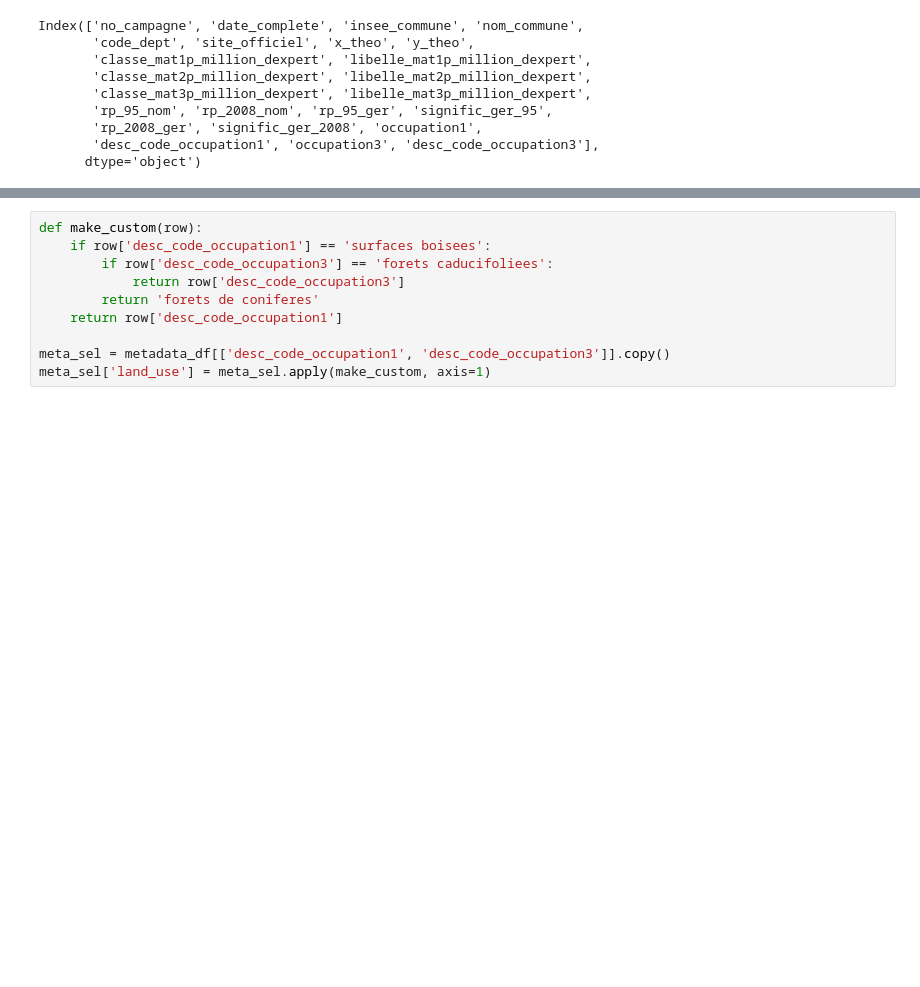
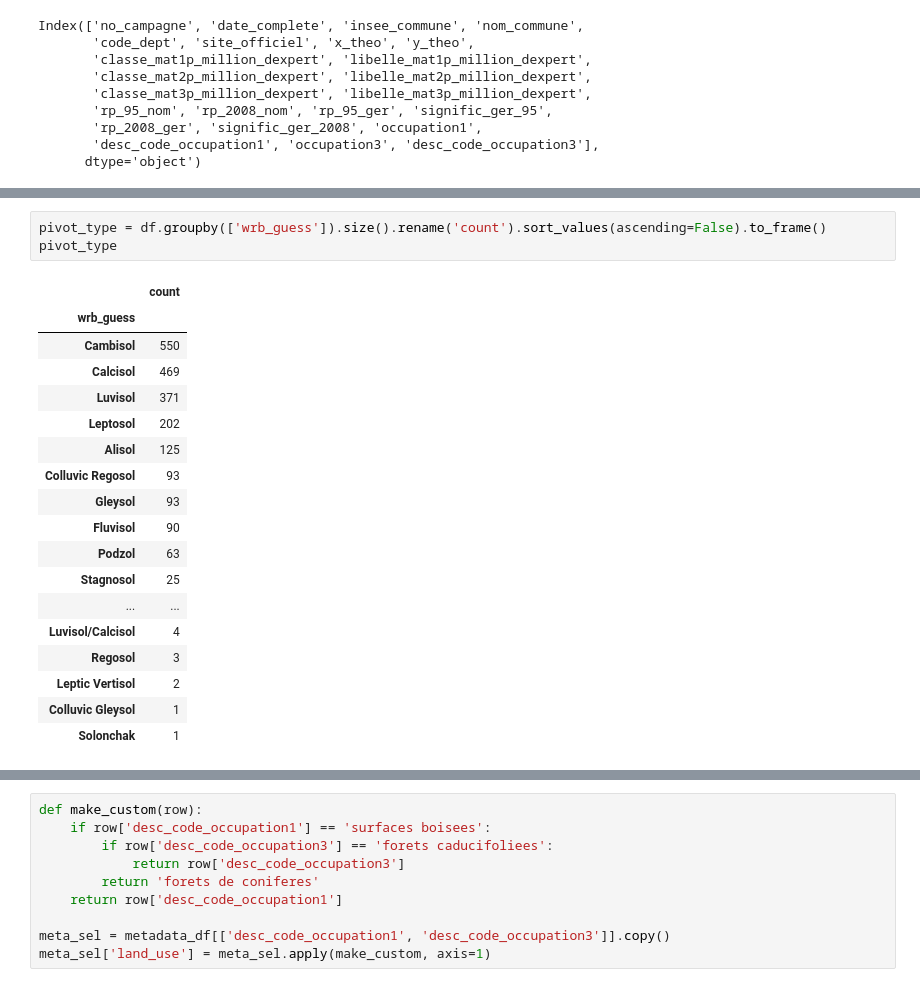
Before and after one commit to Phurga/rmqs_exploration, a Jupyter notebook: code/tests.ipynb, the cells around one changed output, grey strips where cells are left out. Saved outputs shown, nothing was run; the diff lists cells and outputs as text; blank space fills up the shorter version.

```diff
--- a/code/tests.ipynb
+++ b/code/tests.ipynb
@@ -29 +79,23 @@ Index(['no_campagne', 'date_complete', 'insee_commune', 'nom_commune',
+# %%
+pivot_type = df.groupby(['wrb_guess']).size().rename('count').sort_values(ascending=False).to_frame()
+pivot_type
+# %% [output]
+|  | count |
+| wrb_guess |  |
+| Cambisol | 550 |
+| Calcisol | 469 |
+| Luvisol | 371 |
+| Leptosol | 202 |
+| Alisol | 125 |
+| Colluvic Regosol | 93 |
+| Gleysol | 93 |
+| Fluvisol | 90 |
+| Podzol | 63 |
+| Stagnosol | 25 |
+| ... | ... |
+| Luvisol/Calcisol | 4 |
+| Regosol | 3 |
+| Leptic Vertisol | 2 |
+| Colluvic Gleysol | 1 |
+| Solonchak | 1 |
 # %%
```
Also changed, not shown: parts of 6 cells of this notebook, 6 other files.
